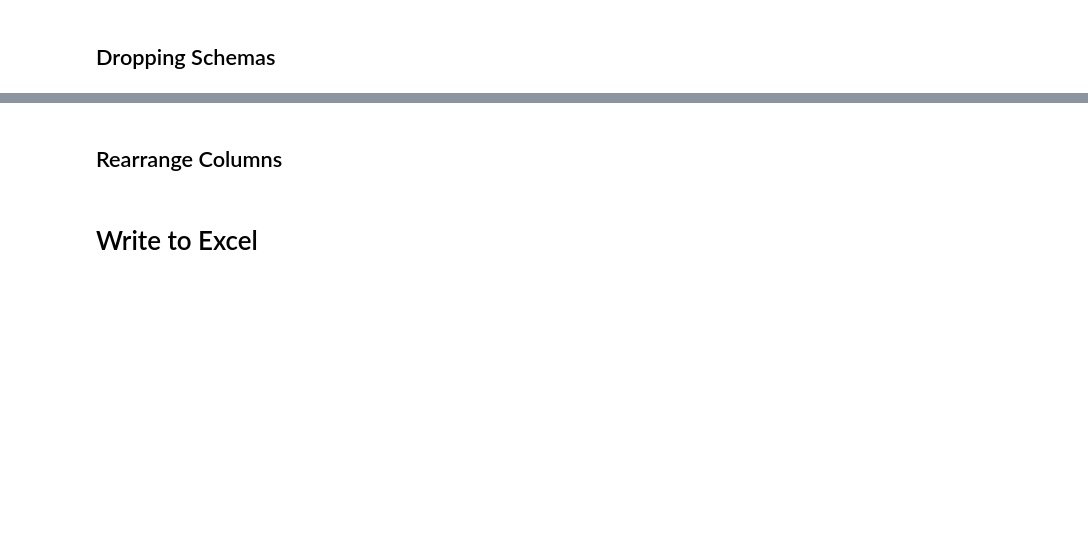
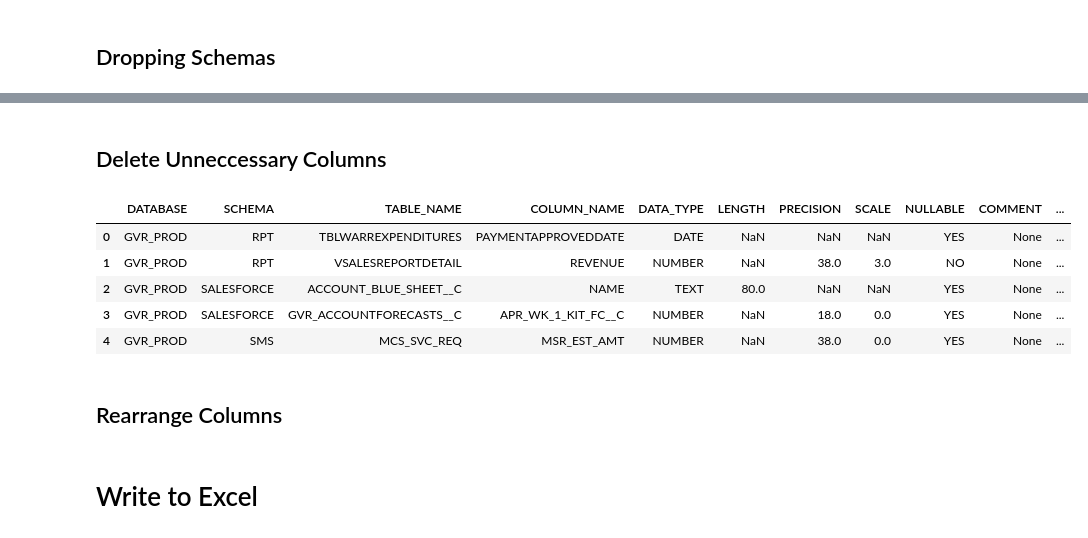
Before and after one commit to emilyporter920/Data_catalog, a Jupyter notebook: Data_Catalog_Script.ipynb, the cells around one changed output, grey strips where cells are left out. Cells and saved outputs as stored; diff of their text form; code cells hidden in the pictures; blank space fills up the shorter version.

```diff
--- a/Data_Catalog_Script.ipynb
+++ b/Data_Catalog_Script.ipynb
@@ -256,3 +579,16 @@ merged_tables3.head()
+# %% [markdown]
+## Delete Unneccessary Columns
+# %%
+merged_tables3 = merged_tables3.drop(['INCREMENTAL_LOAD', 'FULL_LOAD'], axis=1)
+
+merged_tables3.head()
+# %% [output]
+|  | DATABASE | SCHEMA | TABLE_NAME | COLUMN_NAME | DATA_TYPE | LENGTH | PRECISION | SCALE | NULLABLE | COMMENT | ... |
+| 0 | GVR_PROD | RPT | TBLWARREXPENDITURES | PAYMENTAPPROVEDDATE | DATE | NaN | NaN | NaN | YES | None | ... |
+| 1 | GVR_PROD | RPT | VSALESREPORTDETAIL | REVENUE | NUMBER | NaN | 38.0 | 3.0 | NO | None | ... |
+| 2 | GVR_PROD | SALESFORCE | ACCOUNT_BLUE_SHEET__C | NAME | TEXT | 80.0 | NaN | NaN | YES | None | ... |
+| 3 | GVR_PROD | SALESFORCE | GVR_ACCOUNTFORECASTS__C | APR_WK_1_KIT_FC__C | NUMBER | NaN | 18.0 | 0.0 | YES | None | ... |
+| 4 | GVR_PROD | SMS | MCS_SVC_REQ | MSR_EST_AMT | NUMBER | NaN | 38.0 | 0.0 | YES | None | ... |
 # %% [markdown]
 ## Rearrange Columns
 # %%
```
Also changed, not shown: parts of 43 cells of this notebook, 2 other files.
